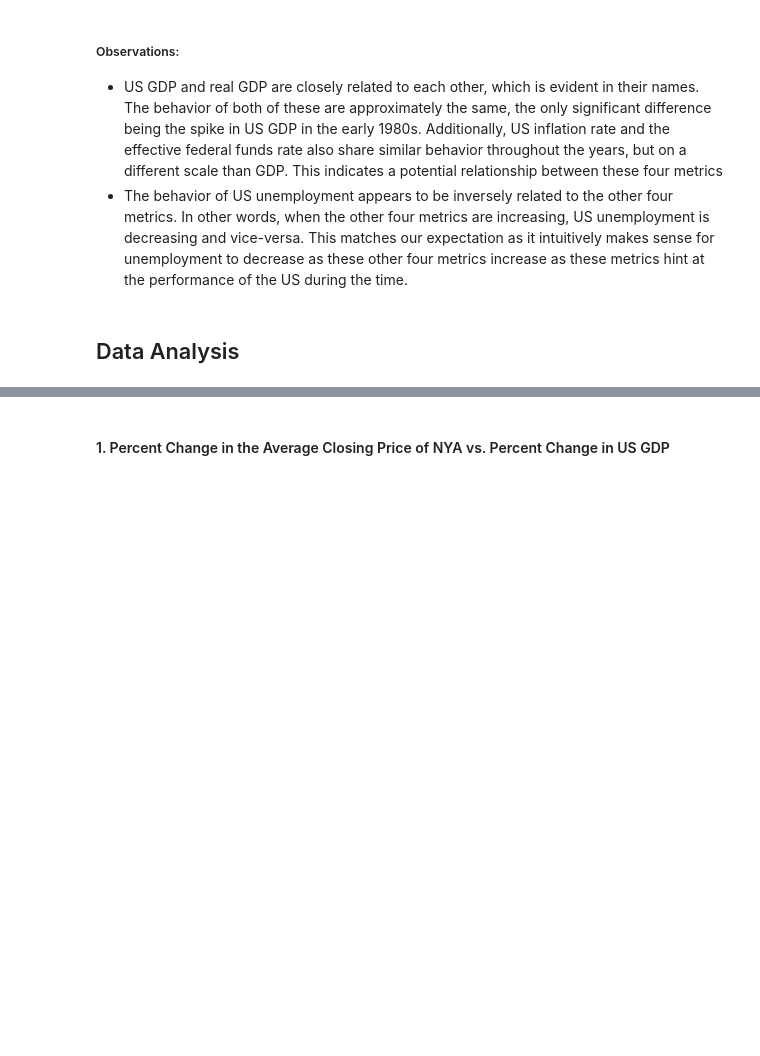
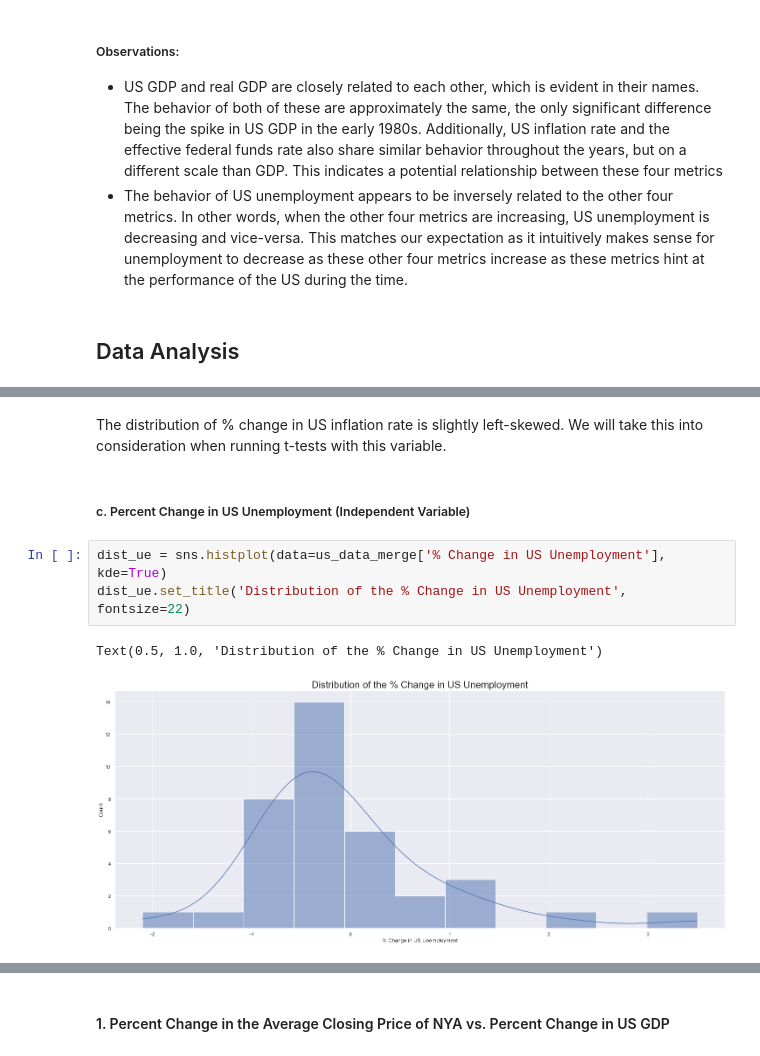
Before and after one commit to jal004/COGS108_SP22_Group009_Project, a Jupyter notebook: FinalProjectGroup009Sp22.ipynb, the cells around one changed output, grey strips where cells are left out. Drawn from its saved outputs; the diff is of its cells as text; blank space fills up the shorter version.

```diff
--- a/FinalProjectGroup009Sp22.ipynb
+++ b/FinalProjectGroup009Sp22.ipynb
@@ -883,0 +936,10 @@ Text(0.5, 1.0, '% Changes in Each US Metric between 1980 to 2016')
+# %% [markdown]
+The distribution of % change in US inflation rate is slightly left-skewed. We will take this into consideration when running t-tests with this variable.
+# %% [markdown]
+##### c. Percent Change in US Unemployment (Independent Variable)
+# %%
+dist_ue = sns.histplot(data=us_data_merge['% Change in US Unemployment'], kde=True)
+dist_ue.set_title('Distribution of the % Change in US Unemployment', fontsize=22)
+# %% [output]
+Text(0.5, 1.0, 'Distribution of the % Change in US Unemployment')
+[figure, added]
```
Also changed, not shown: parts of 47 cells of this notebook.
